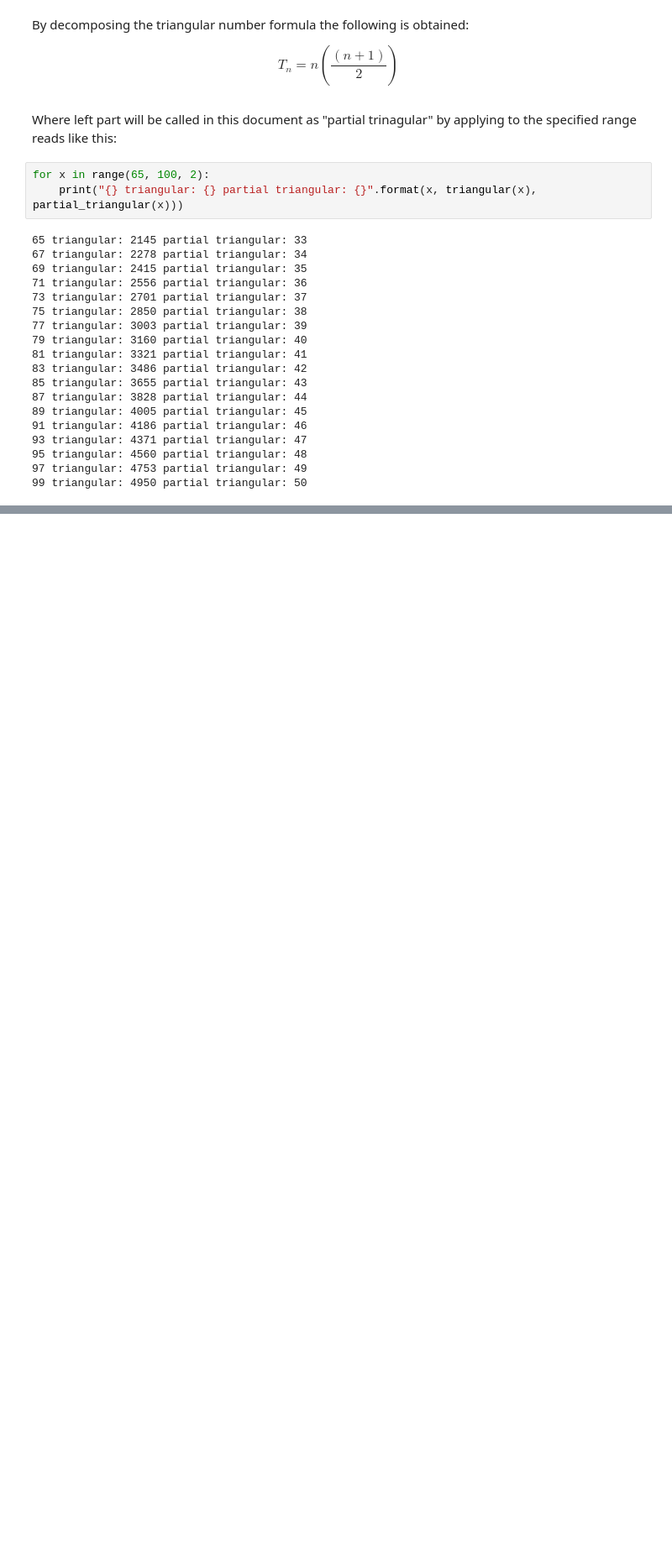
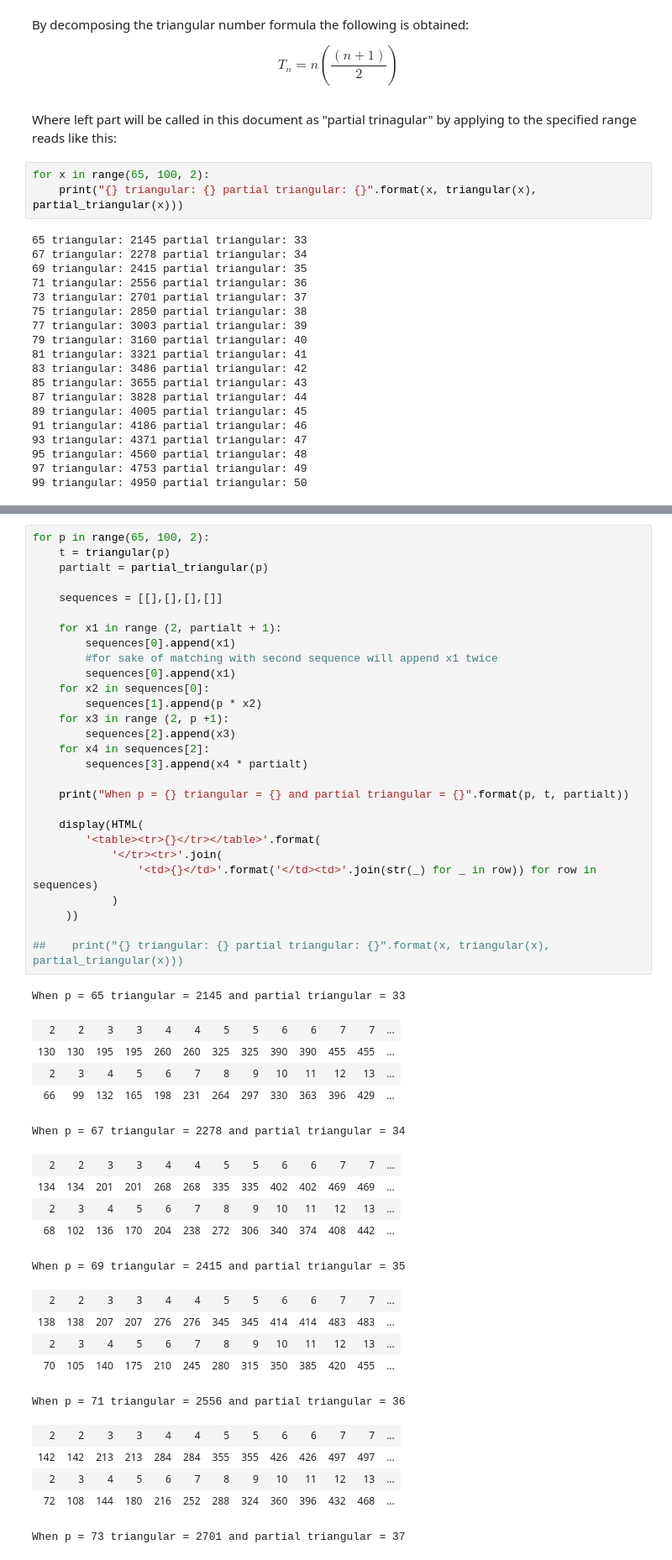
Before and after one commit to PandaLz/PrimeRT-Lz, a Jupyter notebook: index.ipynb, the cells around one changed output, grey strips where cells are left out. Shown at 84% size. Saved outputs shown, nothing was run; the diff lists cells and outputs as text; blank space fills up the shorter version.

Commit message:
added to index section to generate sequences based on partial triangular and p

```diff
--- a/index.ipynb
+++ b/index.ipynb
@@ -70,0 +72,50 @@ Having in count partial triangular value a sequence of values can be generated u
+# %%
+for p in range(65, 100, 2):
+    t = triangular(p)
+    partialt = partial_triangular(p)
+
+    sequences = [[],[],[],[]]
+
+    for x1 in range (2, partialt + 1):
+        sequences[0].append(x1)
+        #for sake of matching with second sequence will append x1 twice
+        sequences[0].append(x1)
+    for x2 in sequences[0]:
+        sequences[1].append(p * x2)
+    for x3 in range (2, p +1):
+        sequences[2].append(x3)
+    for x4 in sequences[2]:
+        sequences[3].append(x4 * partialt)
+
+    print("When p = {} triangular = {} and partial triangular = {}".format(p, t, partialt))
+
+    display(HTML(
+        '<table><tr>{}</tr></table>'.format(
+            '</tr><tr>'.join(
+                '<td>{}</td>'.format('</td><td>'.join(str(_) for _ in row)) for row in sequences)
+            )
+     ))
+
+##    print("{} triangular: {} partial triangular: {}".format(x, triangular(x), partial_triangular(x)))
+# %% [output]
+When p = 65 triangular = 2145 and partial triangular = 33
+| 2 | 2 | 3 | 3 | 4 | 4 | 5 | 5 | 6 | 6 | 7 | 7 | ... |
+| 130 | 130 | 195 | 195 | 260 | 260 | 325 | 325 | 390 | 390 | 455 | 455 | ... |
+| 2 | 3 | 4 | 5 | 6 | 7 | 8 | 9 | 10 | 11 | 12 | 13 | ... |
+| 66 | 99 | 132 | 165 | 198 | 231 | 264 | 297 | 330 | 363 | 396 | 429 | ... |
+When p = 67 triangular = 2278 and partial triangular = 34
+| 2 | 2 | 3 | 3 | 4 | 4 | 5 | 5 | 6 | 6 | 7 | 7 | ... |
+| 134 | 134 | 201 | 201 | 268 | 268 | 335 | 335 | 402 | 402 | 469 | 469 | ... |
+| 2 | 3 | 4 | 5 | 6 | 7 | 8 | 9 | 10 | 11 | 12 | 13 | ... |
+| 68 | 102 | 136 | 170 | 204 | 238 | 272 | 306 | 340 | 374 | 408 | 442 | ... |
+When p = 69 triangular = 2415 and partial triangular = 35
+| 2 | 2 | 3 | 3 | 4 | 4 | 5 | 5 | 6 | 6 | 7 | 7 | ... |
+| 138 | 138 | 207 | 207 | 276 | 276 | 345 | 345 | 414 | 414 | 483 | 483 | ... |
+| 2 | 3 | 4 | 5 | 6 | 7 | 8 | 9 | 10 | 11 | 12 | 13 | ... |
+| 70 | 105 | 140 | 175 | 210 | 245 | 280 | 315 | 350 | 385 | 420 | 455 | ... |
+When p = 71 triangular = 2556 and partial triangular = 36
+| 2 | 2 | 3 | 3 | 4 | 4 | 5 | 5 | 6 | 6 | 7 | 7 | ... |
+| 142 | 142 | 213 | 213 | 284 | 284 | 355 | 355 | 426 | 426 | 497 | 497 | ... |
+| 2 | 3 | 4 | 5 | 6 | 7 | 8 | 9 | 10 | 11 | 12 | 13 | ... |
+| 72 | 108 | 144 | 180 | 216 | 252 | 288 | 324 | 360 | 396 | 432 | 468 | ... |
+When p = 73 triangular = 2701 and partial triangular = 37
```
Also changed, not shown: parts of 4 cells of this notebook.
